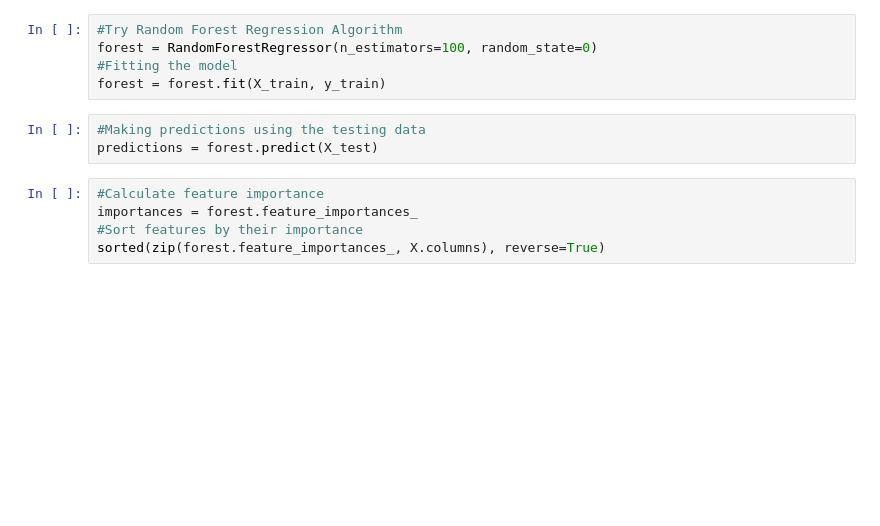
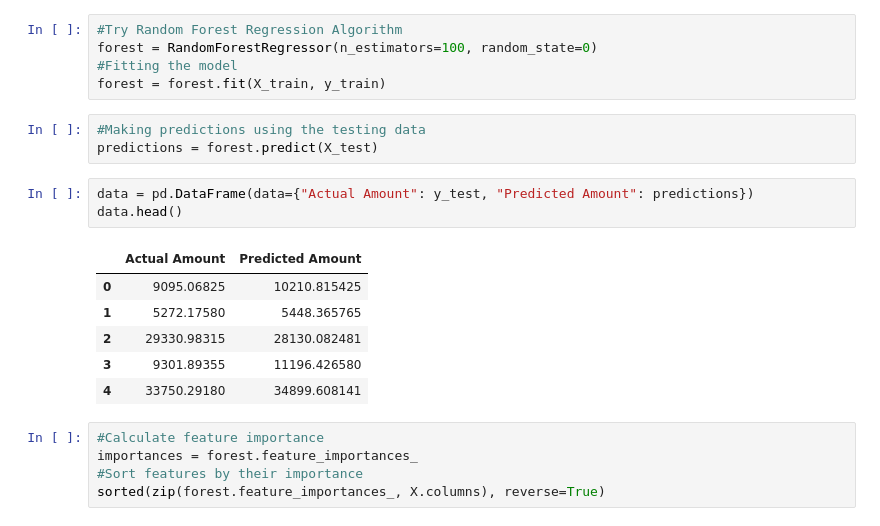
Before and after one commit to MikaMohd/Project-4-Group-7, a Jupyter notebook: group_7_RandomForrestRegressor copy.ipynb, the cells around one changed output. Saved outputs shown, nothing was run; the diff lists cells and outputs as text; blank space fills up the shorter version.

Commit message:
actual vs predicted dataframe

```diff
--- a/group_7_RandomForrestRegressor copy.ipynb
+++ b/group_7_RandomForrestRegressor copy.ipynb
@@ -314,6 +314,16 @@ forest = forest.fit(X_train, y_train)
 # %%
 #Making predictions using the testing data
 predictions = forest.predict(X_test)
+# %%
+data = pd.DataFrame(data={"Actual Amount": y_test, "Predicted Amount": predictions})
+data.head()
+# %% [output]
+|  | Actual Amount | Predicted Amount |
+| 0 | 9095.06825 | 10210.815425 |
+| 1 | 5272.17580 | 5448.365765 |
+| 2 | 29330.98315 | 28130.082481 |
+| 3 | 9301.89355 | 11196.426580 |
+| 4 | 33750.29180 | 34899.608141 |
 # %%
 #Calculate feature importance
 importances = forest.feature_importances_
```
